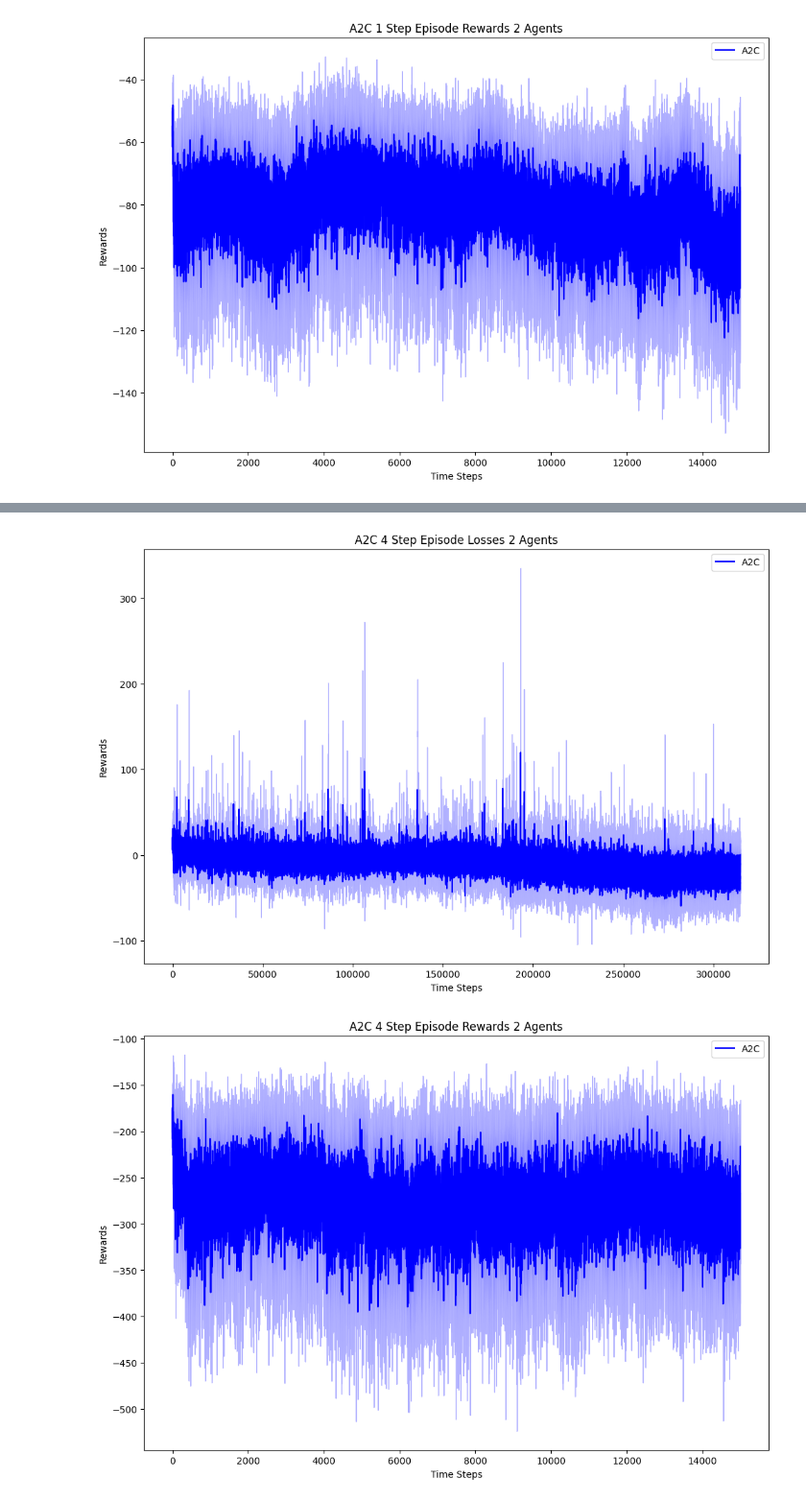
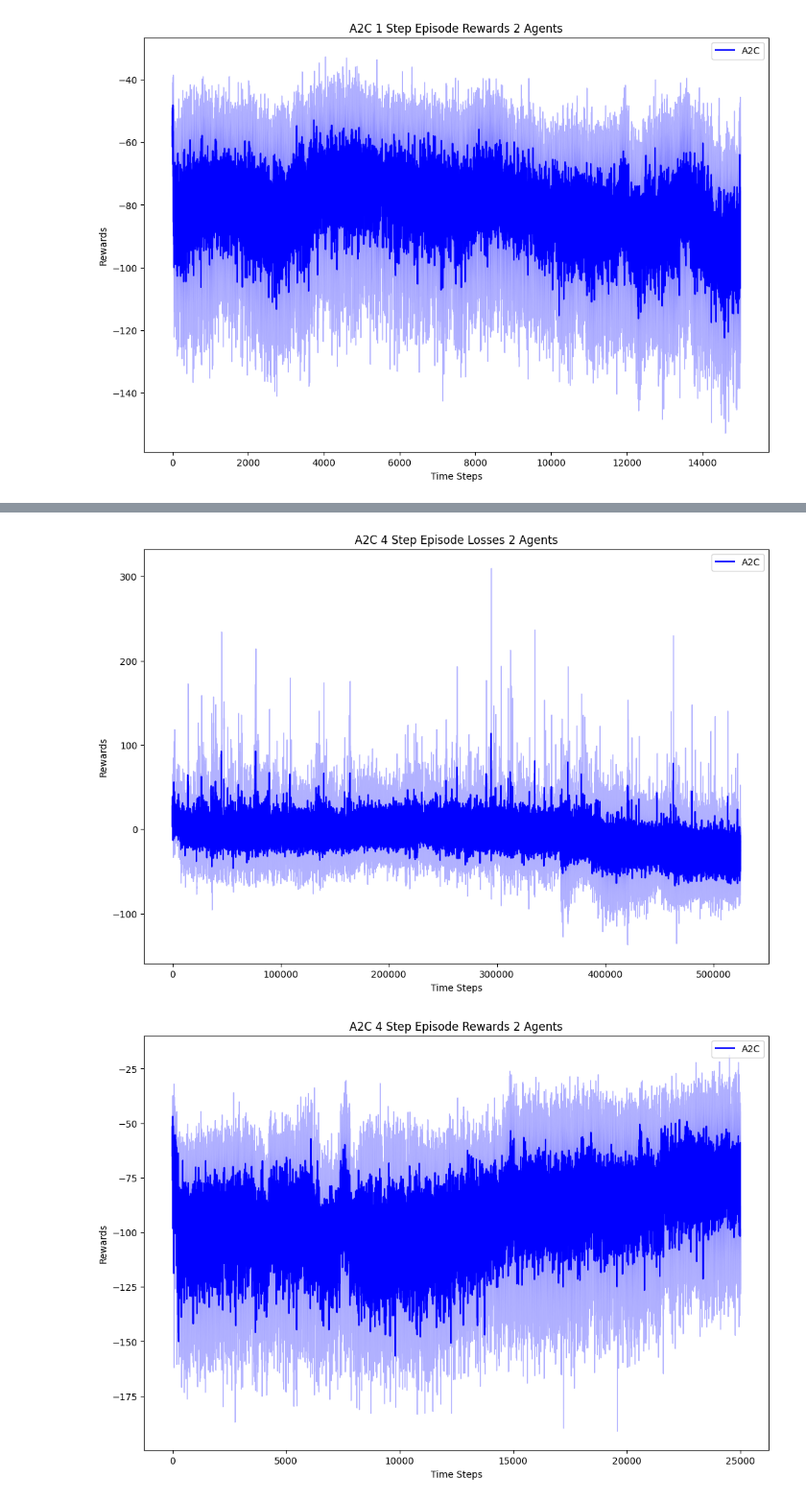
Before and after one commit to atharvaw1/Option_vs_actor_critic, a Jupyter notebook: actor-critic/SimpleSpread.ipynb, the cells around one changed output, grey strips where cells are left out. Shown at 96% size. Cells and saved outputs as stored; diff of their text form; code cells hidden in the pictures.

Commit message:
SimpleSpread Entropy fix

```diff
--- a/actor-critic/SimpleSpread.ipynb
+++ b/actor-critic/SimpleSpread.ipynb
@@ -422,7 +428,7 @@ def plot_curves(arr_list, legend_list, color_list, ylabel, fig_title):
 
     plt.show()
 # %%
-def run_it(num_steps, max_episodes, num_agents):
+def run_it(num_steps, max_episodes, num_agents, use_entropy=False):
     hidden_size = 64
     learning_rate = 3e-4
 
@@ -449,15 +455,15 @@ def run_it(num_steps, max_episodes, num_agents):
 
     many_run_lengths, many_run_average_lengths, many_run_entropies, many_run_losses, many_run_rewards = [], [], [], [], []
 
-    for i in range(5):
-        agent = A2CTDNCentralizedMultiAgent(env, obs_size, hidden_size, output_size, actions_per_agent, learning_rate, num_episodes=max_episodes, num_steps=num_steps, gamma=gamma)
+    for i in range(3):
+        agent = A2CTDNCentralizedMultiAgent(env, obs_size, hidden_size, output_size, actions_per_agent, learning_rate, num_episodes=max_episodes, num_steps=num_steps, gamma=gamma, use_entropy=use_entropy)
 
         all_lengths, average_lengths, all_entropies, all_losses, episode_rewards = agent.train()
         # many_run_lengths.append(all_lengths)
         # many_run_average_lengths.append(average_lengths)
         # many_run_entropies.append(all_entropies)
         many_run_losses.append(np.sum(np.array(all_losses), 1))
-        many_run_rewards.append(np.sum(np.array(episode_rewards), 1))
+        many_run_rewards.append(np.array(episode_rewards))
     return many_run_losses, many_run_rewards
 # %%
 if __name__ == '__main__':
@@ -549,7 +555,7 @@ with open('simple_spread_a2c_1step_losses2_agents.json', 'w') as f:
 # %%
 if __name__ == '__main__':
     num_steps = 1
-    max_episodes = 20000
+    max_episodes = 35000
     num_agents = 3
     many_run_losses, many_run_rewards = run_it(num_steps, max_episodes, num_agents)
 # %% [output]
@@ -587,7 +597,7 @@ with open('simple_spread_a2c_1step_losses3_agents.json', 'w') as f:
 # %%
 if __name__ == '__main__':
     num_steps = 2
-    max_episodes = 15000
+    max_episodes = 25000
     num_agents = 2
     many_run_losses, many_run_rewards = run_it(num_steps, max_episodes, num_agents)
 # %% [output]
@@ -626,7 +640,7 @@ with open('simple_spread_a2c_2step_losses2_agents.json', 'w') as f:
 # %%
 if __name__ == '__main__':
     num_steps = 4
-    max_episodes = 15000
+    max_episodes = 25000
     num_agents = 2
     many_run_losses, many_run_rewards = run_it(num_steps, max_episodes, num_agents)
 # %% [output]
@@ -650,9 +672,9 @@ episode: 14000
 # %%
-plot_curves([np.array(many_run_losses)], ["A2C"], ["blue"], "Rewards", "A2C 4 Step Episode Losses 2 Agents")
+plot_curves([np.array(many_run_losses)], ["A2C"], ["blue"], "Losses", "A2C 4 Step Episode Losses 2 Agents")
 plot_curves([np.array(many_run_rewards)], ["A2C"], ["blue"], "Rewards", "A2C 4 Step Episode Rewards 2 Agents")
 # %% [output]
-[figure, old version]
+[figure, new version]
-[figure, old version]
+[figure, new version]
 # %%
 many_run_rewards = list_of_np_arrays_to_list_of_lists(many_run_rewards)
 many_run_losses = list_of_np_arrays_to_list_of_lists(many_run_losses)
```
Also changed, not shown: parts of 21 cells of this notebook.
